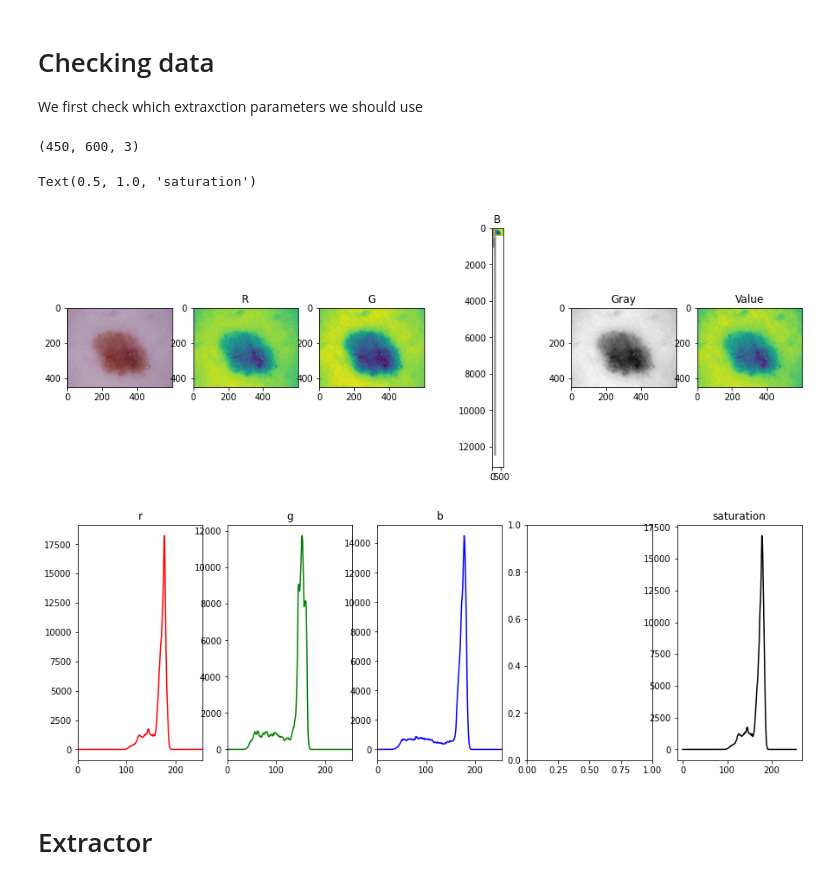
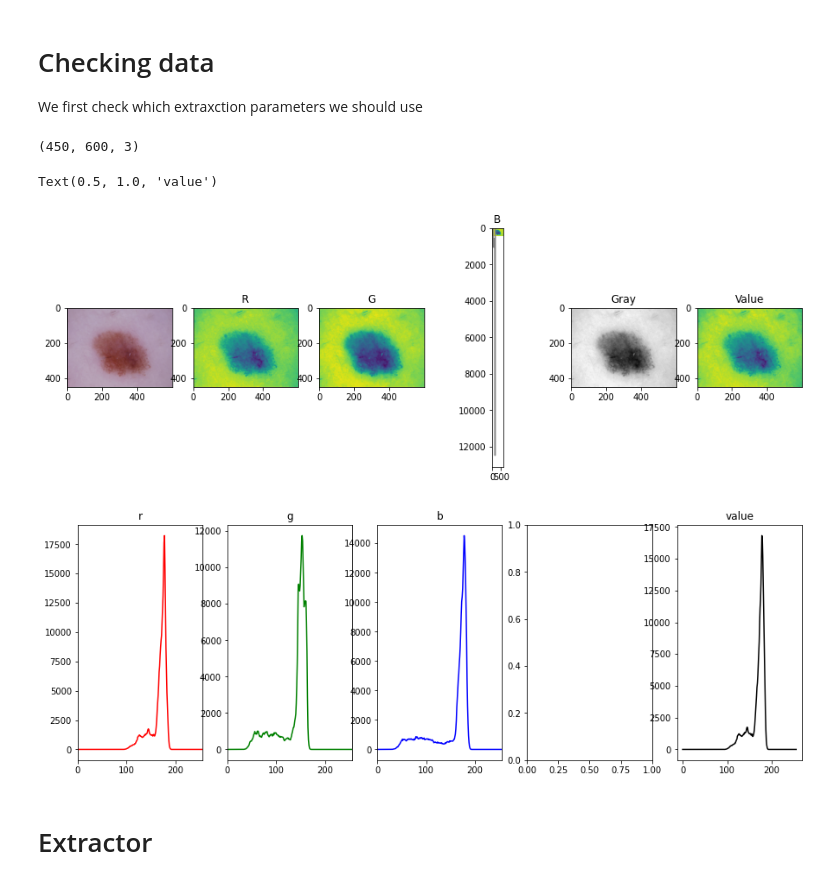
Before and after one commit to Likalto4/skin_lesion_classification, a Jupyter notebook: Machine_Learning/notebooks/features/color_statistical_features.ipynb, the cells around one changed output. Cells and saved outputs as stored; diff of their text form; code cells hidden in the pictures.

```diff
--- a/Machine_Learning/notebooks/features/color_statistical_features.ipynb
+++ b/Machine_Learning/notebooks/features/color_statistical_features.ipynb
@@ -60,36 +60,36 @@ pat = patient(info=info, num=5500)
 s = 2
 
 im_rgb = pat.image
 print(im_rgb.shape)
 im_gray = cv.cvtColor(im_rgb, cv.COLOR_RGB2GRAY)
 im_hsv = cv.cvtColor(im_rgb, cv.COLOR_RGB2HSV)
 #show RGB images using matplotlib
 fig, axs = plt.subplots(1, 6, figsize=(15, 5))
 axs[0].imshow(im_rgb)
 for i in range(1,4):
     axs[i].imshow(im_rgb[:,:,i-1])
     axs[i].set_title('RGB'[i-1])
 axs[4].imshow(im_gray, cmap='gray')
 axs[4].set_title('Gray')
 axs[-1].imshow(im_hsv[:,:,s])
 axs[-1].set_title('Value')
 #show RGB histogram of an image
 fig, ax = plt.subplots(1, 5, figsize=(15, 5))
 for i, c in enumerate(['r', 'g', 'b']):
     hist = cv.calcHist([im_rgb], [i], None, [256], [0, 256])
     ax[i].plot(hist, color=c)
     ax[i].set_title(c)
     ax[i].set_xlim([0, 256])
 hist_g = cv.calcHist([im_gray], [0], None, [256], [0, 256])
 hist_s = cv.calcHist([im_hsv], [s], None, [256], [0, 256])
 axs[3].plot(hist_g, color='gray')
 ax[-1].plot(hist_s, color='k')
-ax[-1].set_title('saturation')
+ax[-1].set_title('value')
 # %% [output]
 (450, 600, 3)
-Text(0.5, 1.0, 'saturation')
+Text(0.5, 1.0, 'value')
 [figure]
-[figure, old version]
+[figure, new version]
 # %% [markdown]
 # Extractor
 # %%
```
Also changed, not shown: 9 other files.
